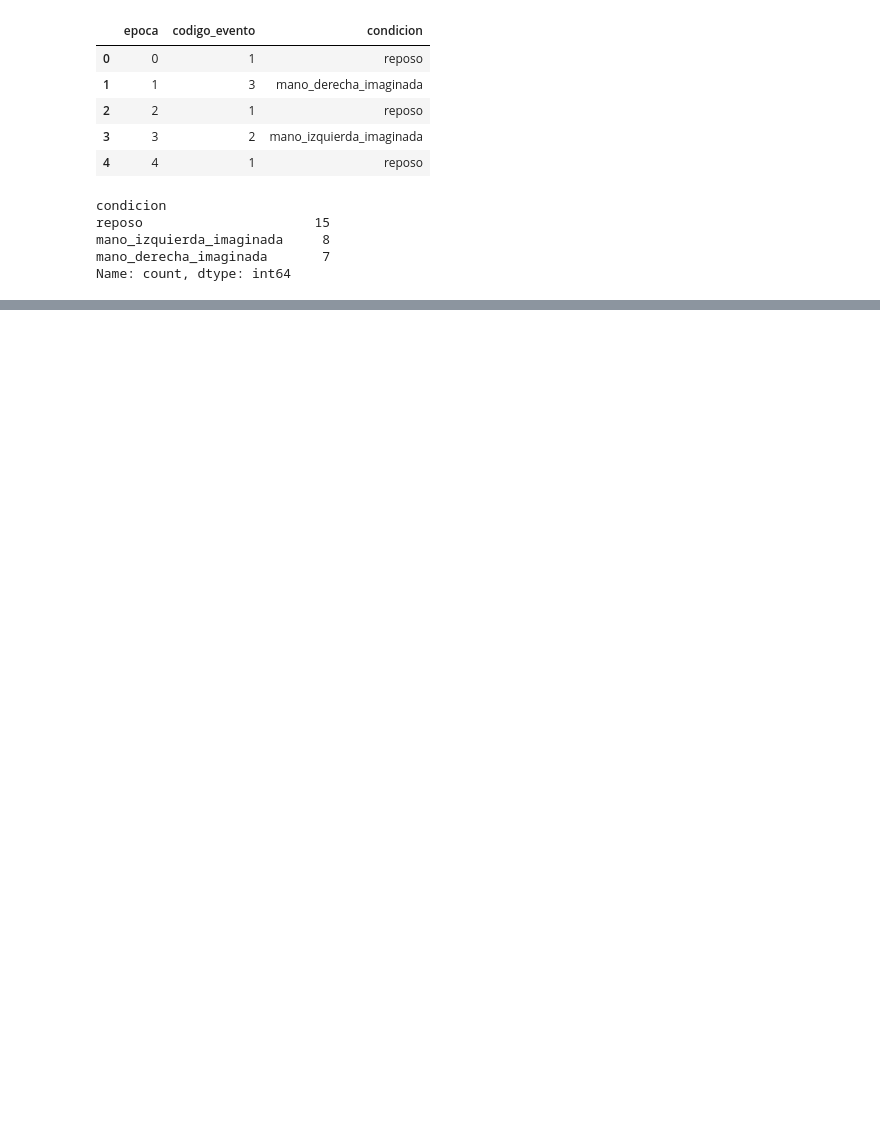
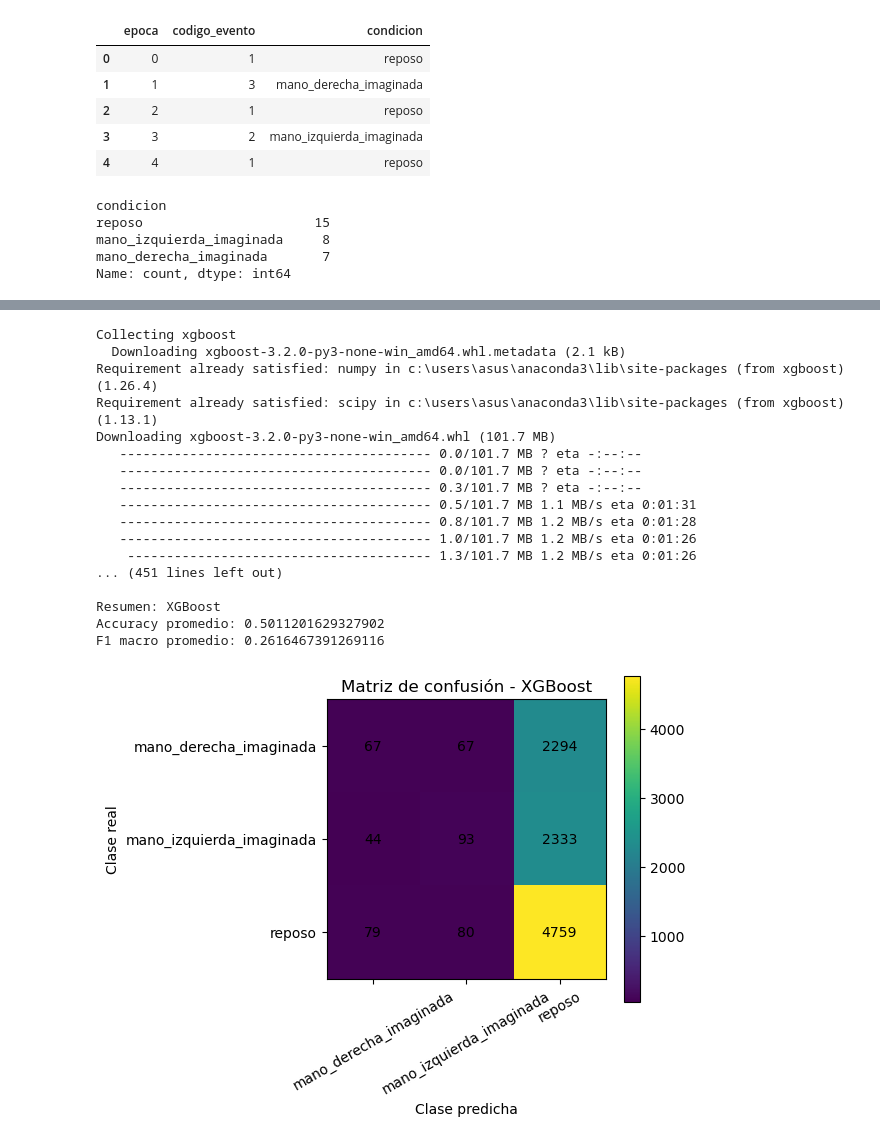
Before and after one commit to juangarcesr/biosenales_lab, a Jupyter notebook: PROYECTO2.ipynb, the cells around one changed output, grey strips where cells are left out. Saved outputs shown, nothing was run; the diff lists cells and outputs as text; code cells hidden in the pictures; blank space fills up the shorter version.

```diff
--- a/PROYECTO2.ipynb
+++ b/PROYECTO2.ipynb
@@ -668,0 +2515,57 @@ print("Épocas guardadas correctamente.")
+# %%
+# ============================================================
+# 56. MODELO XGBOOST
+# ============================================================
+
+# Si no tienes xgboost instalado, ejecuta:
+!pip install xgboost
+
+from xgboost import XGBClassifier
+
+modelo_xgb = XGBClassifier(
+    objective="multi:softprob",
+    num_class=len(nombres_clases),
+    eval_metric="mlogloss",
+    n_estimators=200,
+    max_depth=3,
+    learning_rate=0.05,
+    subsample=0.8,
+    colsample_bytree=0.8,
+    random_state=42,
+    n_jobs=-1
+)
+
+resultados_xgb = evaluar_modelo_kfold(
+    nombre_modelo="XGBoost",
+    modelo=modelo_xgb,
+    X=X,
+    y=y,
+    cv=cv,
+    nombres_clases=nombres_clases,
+    usar_escalado=False
+)
+
+graficar_matriz_confusion(
+    resultados_xgb["matriz_confusion"],
+    nombres_clases,
+    "Matriz de confusión - XGBoost"
+)
+# %% [output]
+Collecting xgboost
+  Downloading xgboost-3.2.0-py3-none-win_amd64.whl.metadata (2.1 kB)
+Requirement already satisfied: numpy in c:\users\asus\anaconda3\lib\site-packages (from xgboost) (1.26.4)
+Requirement already satisfied: scipy in c:\users\asus\anaconda3\lib\site-packages (from xgboost) (1.13.1)
+Downloading xgboost-3.2.0-py3-none-win_amd64.whl (101.7 MB)
+   ---------------------------------------- 0.0/101.7 MB ? eta -:--:--
+   ---------------------------------------- 0.0/101.7 MB ? eta -:--:--
+   ---------------------------------------- 0.3/101.7 MB ? eta -:--:--
+   ---------------------------------------- 0.5/101.7 MB 1.1 MB/s eta 0:01:31
+   ---------------------------------------- 0.8/101.7 MB 1.2 MB/s eta 0:01:28
+   ---------------------------------------- 1.0/101.7 MB 1.2 MB/s eta 0:01:26
+    --------------------------------------- 1.3/101.7 MB 1.2 MB/s eta 0:01:26
+... (451 lines left out)
+
+Resumen: XGBoost
+Accuracy promedio: 0.5011201629327902
+F1 macro promedio: 0.2616467391269116
+[figure, added]
```
Also changed, not shown: parts of 100 cells of this notebook.
